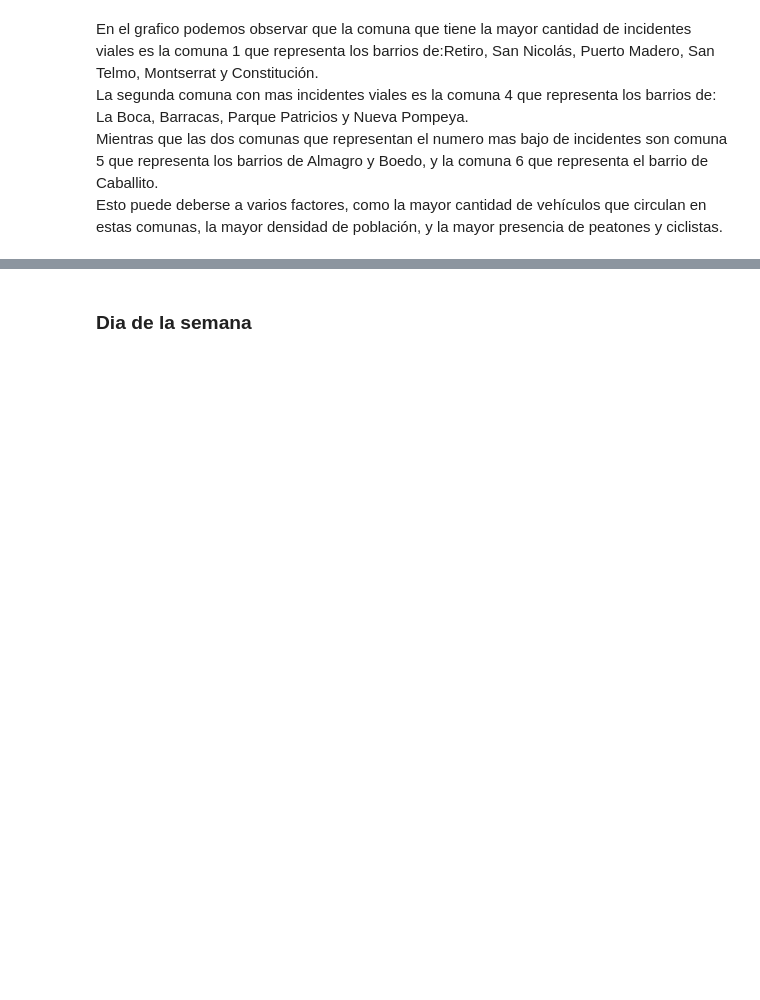
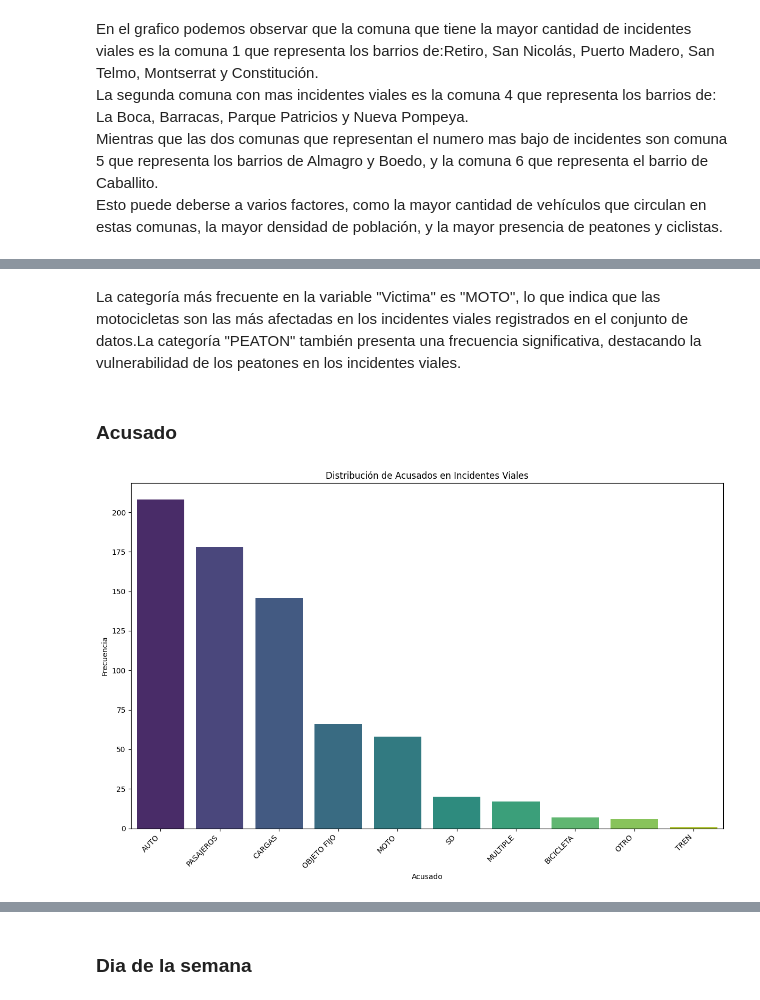
Before and after one commit to ASGuzman/PI2_Siniestros_Viales, a Jupyter notebook: EDA.ipynb, the cells around one changed output, grey strips where cells are left out. Drawn from its saved outputs; the diff is of its cells as text; code cells hidden in the pictures; blank space fills up the shorter version.

```diff
--- a/EDA.ipynb
+++ b/EDA.ipynb
@@ -255,0 +311,16 @@ Esto puede deberse a varios factores, como la mayor cantidad de vehículos que c
+# %% [markdown]
+La categoría más frecuente en la variable "Victima" es "MOTO", lo que indica que las motocicletas son las más afectadas en los incidentes viales registrados en el conjunto de datos.La categoría "PEATON" también presenta una frecuencia significativa, destacando la vulnerabilidad de los peatones en los incidentes viales.
+# %% [markdown]
+### Acusado
+# %%
+acusado_counts = df_siniestros["Acusado"].value_counts()
+plt.figure(figsize=(12, 8))
+sns.barplot(x=acusado_counts.index, y=acusado_counts.values, palette="viridis")
+plt.title("Distribución de Acusados en Incidentes Viales")
+plt.xlabel("Acusado")
+plt.ylabel("Frecuencia")
+plt.xticks(rotation=45, ha="right")
+plt.tight_layout()
+plt.show()
+# %% [output]
+[figure, added]
```
Also changed, not shown: parts of 16 cells of this notebook, 1 other file.
